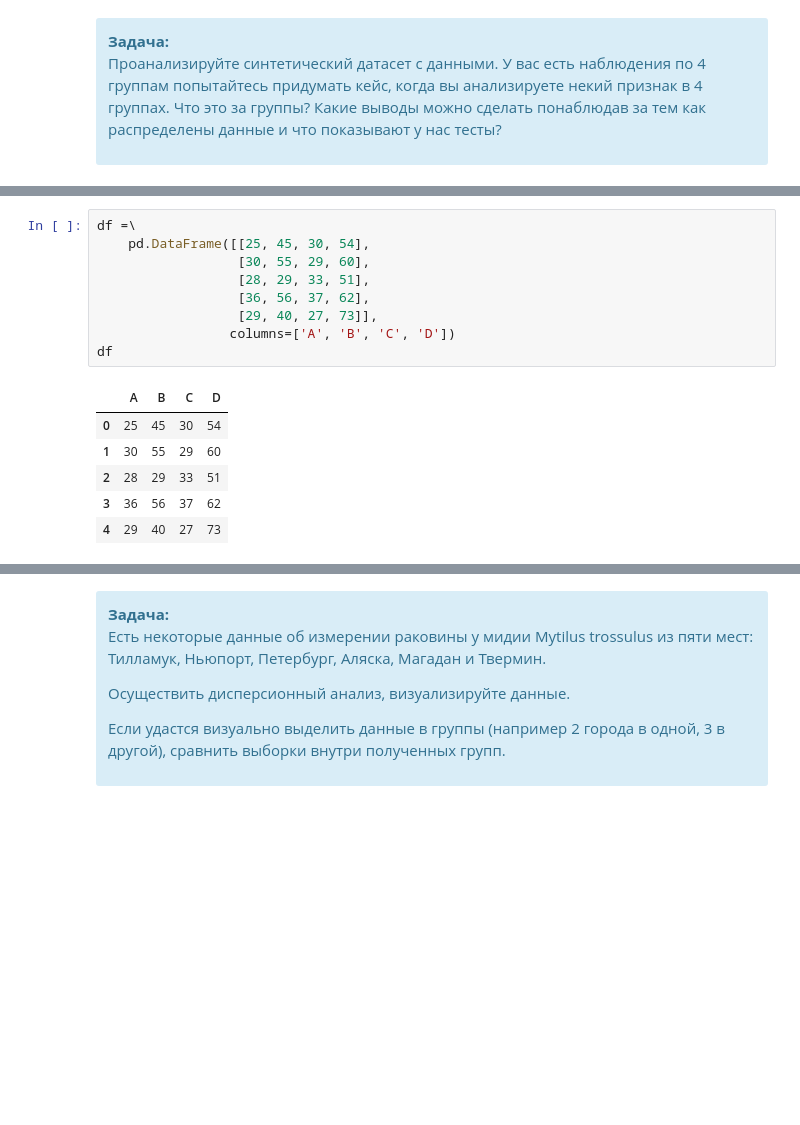
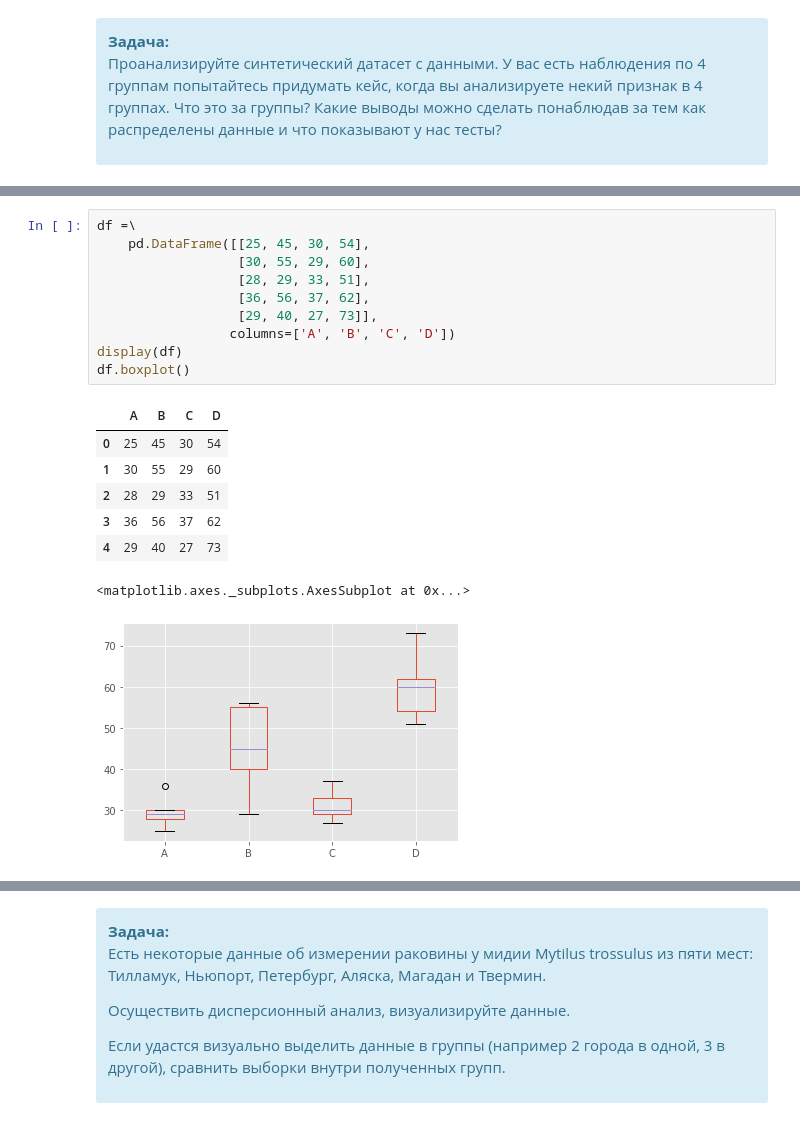
Before and after one commit to SergeyChernyaev/Python-Homeworks, a Jupyter notebook: STPY-39/Homeworks/07_Homework (A-B test)/07Homework.ipynb, the cells around one changed output, grey strips where cells are left out. Cells and saved outputs as stored; diff of their text form; blank space fills up the shorter version.

```diff
--- a/STPY-39/Homeworks/07_Homework (A-B test)/07Homework.ipynb
+++ b/STPY-39/Homeworks/07_Homework (A-B test)/07Homework.ipynb
@@ -17,16 +22,19 @@ import seaborn as sns
 # %%
 df =\
     pd.DataFrame([[25, 45, 30, 54],
                   [30, 55, 29, 60],
                   [28, 29, 33, 51],
                   [36, 56, 37, 62],
                   [29, 40, 27, 73]],
                  columns=['A', 'B', 'C', 'D'])
-df
+display(df)
+df.boxplot()
 # %% [output]
 |  | A | B | C | D |
 | 0 | 25 | 45 | 30 | 54 |
 | 1 | 30 | 55 | 29 | 60 |
 | 2 | 28 | 29 | 33 | 51 |
 | 3 | 36 | 56 | 37 | 62 |
 | 4 | 29 | 40 | 27 | 73 |
+<matplotlib.axes._subplots.AxesSubplot at 0x...>
+[figure, added]
```
Also changed, not shown: parts of 18 cells of this notebook, 10 other files.
